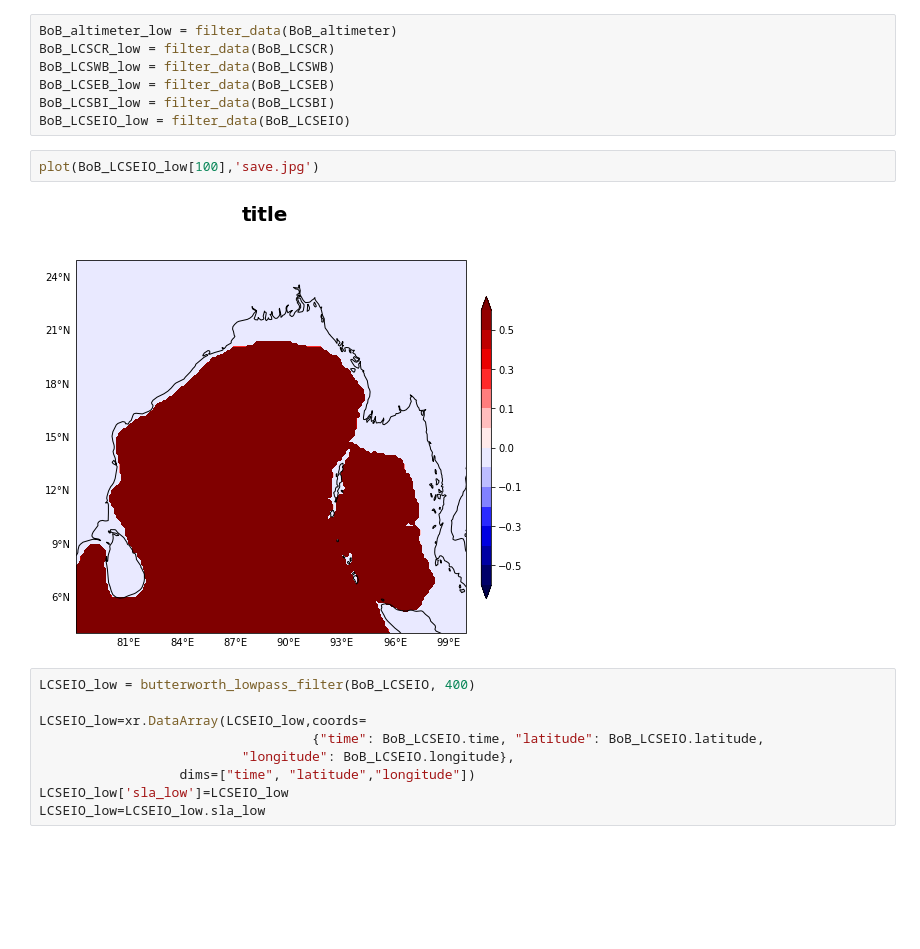
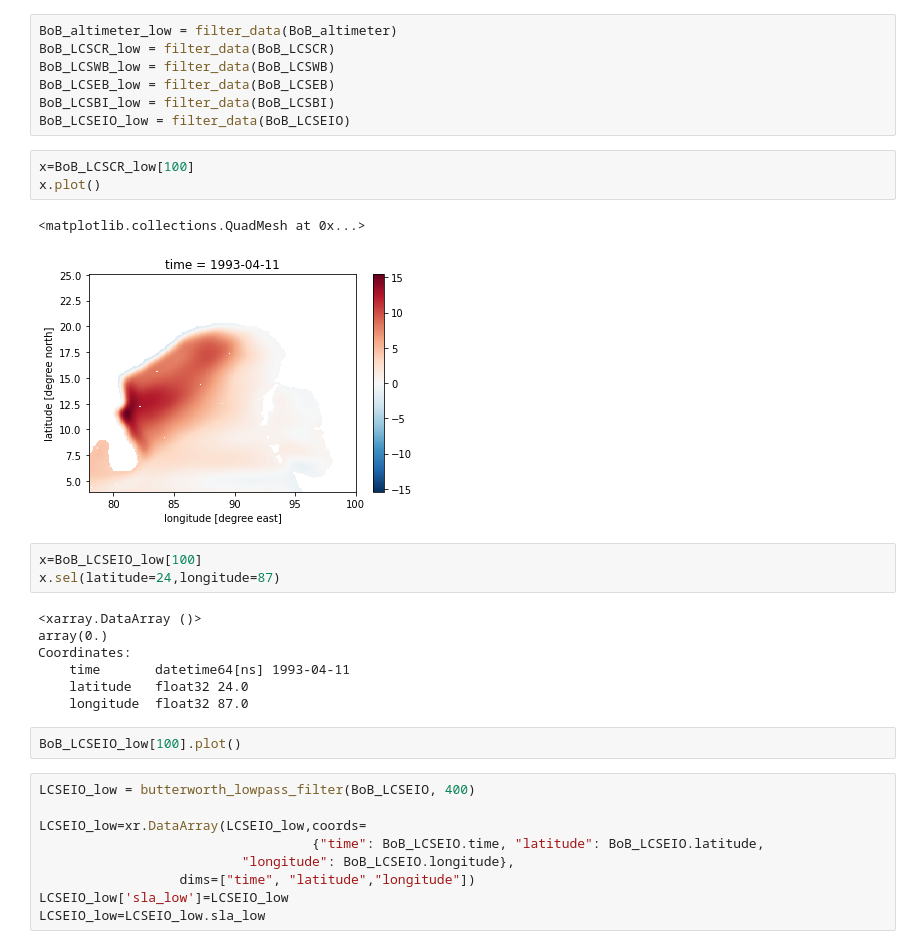
Before and after one commit to ghossh/BoB-Decadal-SLA, a Jupyter notebook: BoB_plots.ipynb, the cells around one changed output. Drawn from its saved outputs; the diff is of its cells as text; blank space fills up the shorter version.

```diff
--- a/BoB_plots.ipynb
+++ b/BoB_plots.ipynb
@@ -237,10 +240,24 @@ BoB_LCSWB_low = filter_data(BoB_LCSWB)
 BoB_LCSEB_low = filter_data(BoB_LCSEB)
 BoB_LCSBI_low = filter_data(BoB_LCSBI)
 BoB_LCSEIO_low = filter_data(BoB_LCSEIO)
-# %%
-plot(BoB_LCSEIO_low[100],'save.jpg')
-# %% [output]
-[figure, removed]
+# %%
+x=BoB_LCSCR_low[100]
+x.plot()
+# %% [output]
+<matplotlib.collections.QuadMesh at 0x...>
+[figure, added]
+# %%
+x=BoB_LCSEIO_low[100]
+x.sel(latitude=24,longitude=87)
+# %% [output]
+<xarray.DataArray ()>
+array(0.)
+Coordinates:
+    time       datetime64[ns] 1993-04-11
+    latitude   float32 24.0
+    longitude  float32 87.0
+# %%
+BoB_LCSEIO_low[100].plot()
 # %%
 LCSEIO_low = butterworth_lowpass_filter(BoB_LCSEIO, 400)
 
```
Also changed, not shown: parts of 25 cells of this notebook, 12 other files.
